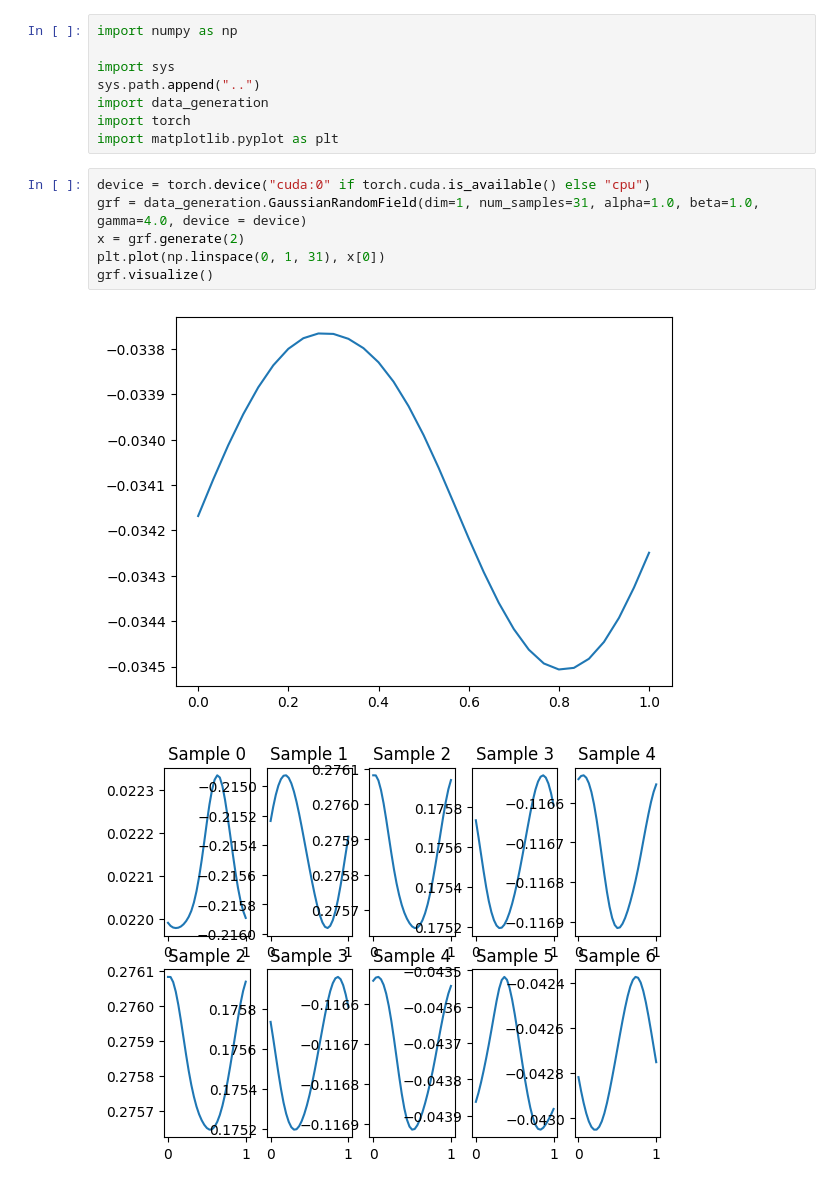
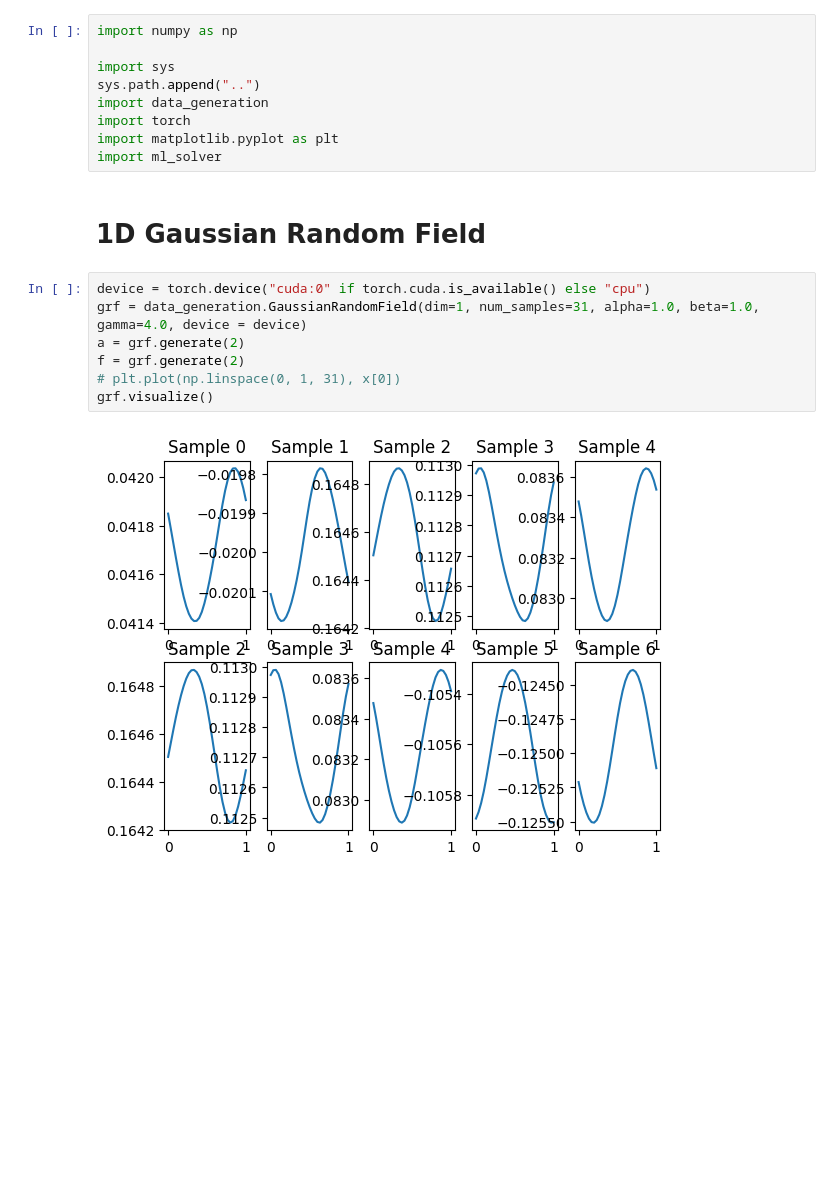
Before and after one commit to srayan00/greedy-hybrid-pde, a Jupyter notebook: playground/data_gen_pg.ipynb, the cells around one changed output. Saved outputs shown, nothing was run; the diff lists cells and outputs as text; blank space fills up the shorter version.

```diff
--- a/playground/data_gen_pg.ipynb
+++ b/playground/data_gen_pg.ipynb
@@ -6,12 +6,15 @@ sys.path.append("..")
 import data_generation
 import torch
 import matplotlib.pyplot as plt
+import ml_solver
+# %% [markdown]
+# 1D Gaussian Random Field
 # %%
 device = torch.device("cuda:0" if torch.cuda.is_available() else "cpu")
 grf = data_generation.GaussianRandomField(dim=1, num_samples=31, alpha=1.0, beta=1.0, gamma=4.0, device = device)
-x = grf.generate(2)
-plt.plot(np.linspace(0, 1, 31), x[0])
+a = grf.generate(2)
+f = grf.generate(2)
+# plt.plot(np.linspace(0, 1, 31), x[0])
 grf.visualize()
 # %% [output]
-[figure, old version]
+[figure, new version]
-[figure, removed]
```
Also changed, not shown: parts of 4 cells of this notebook, 3 other files.
